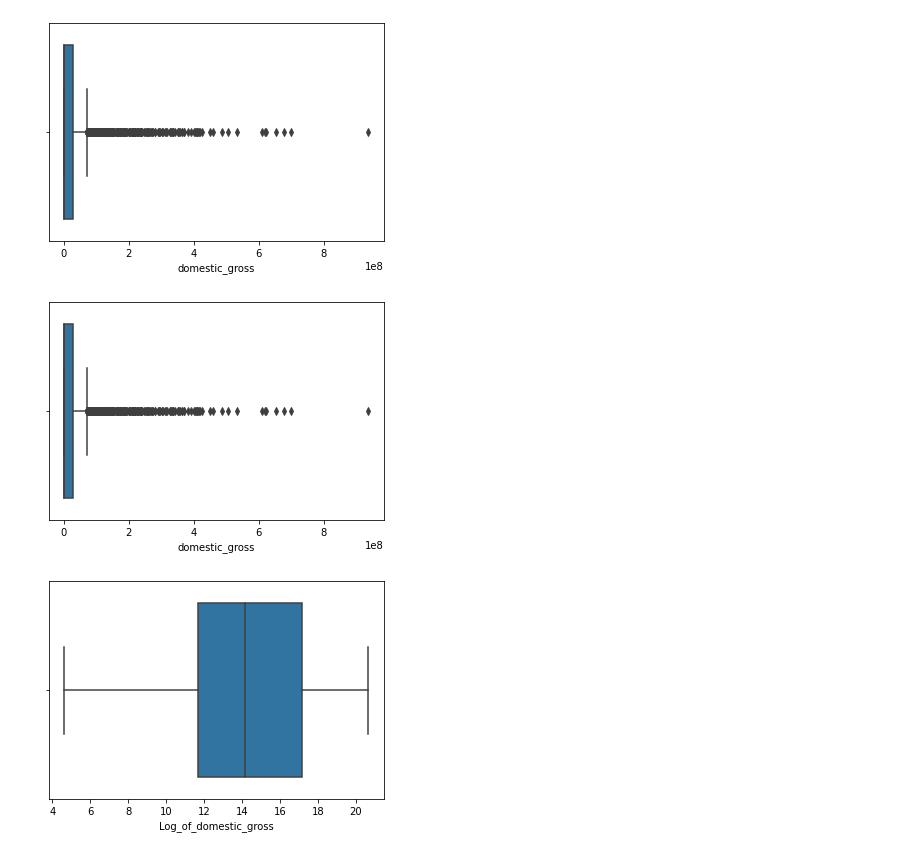
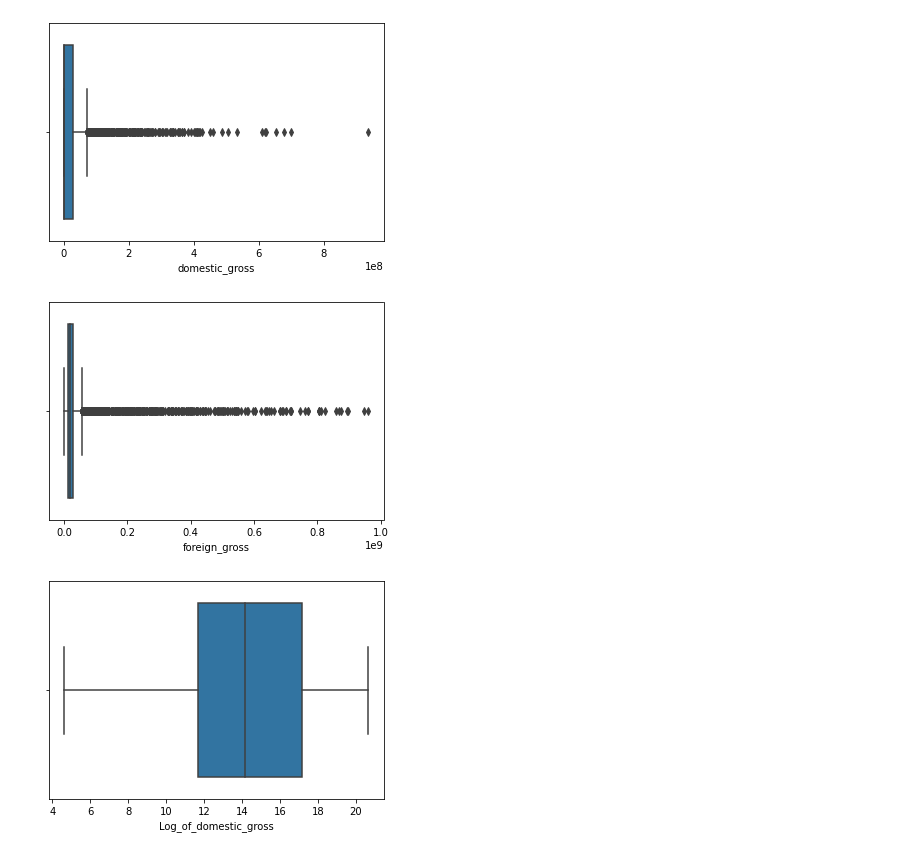
Before and after one commit to atienosonia/dsc-project-a, a Jupyter notebook: student.ipynb, the cells around one changed output. Saved outputs shown, nothing was run; the diff lists cells and outputs as text; code cells hidden in the pictures.

```diff
--- a/student.ipynb
+++ b/student.ipynb
@@ -110,9 +119,9 @@ sns.boxplot(data=df, x="domestic_gross");
 # %% [output]
 [figure]
 # %%
-sns.boxplot(data=df, x="domestic_gross");
+sns.boxplot(data=df, x="foreign_gross");
 # %% [output]
-[figure, old version]
+[figure, new version]
 # %%
 #clearing out outliers
 # %%
```
Also changed, not shown: parts of 29 cells of this notebook.
